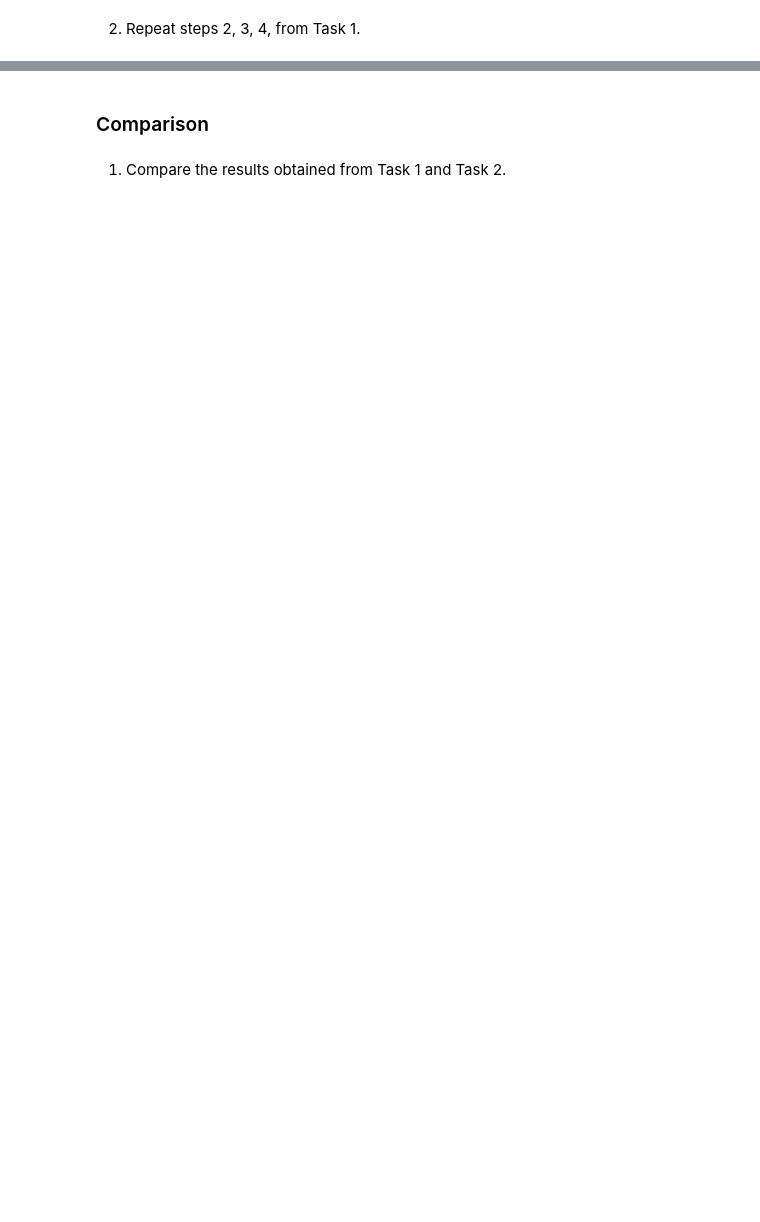
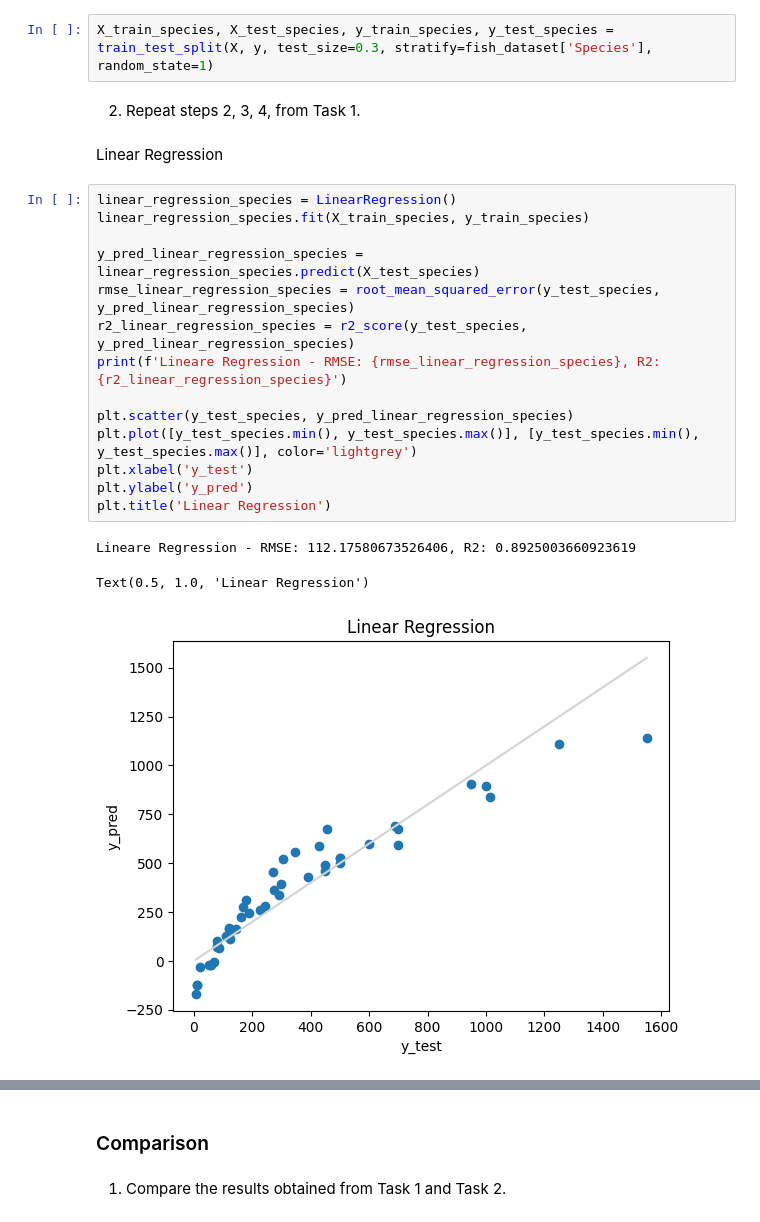
Before and after one commit to sophieHerstein/DS_ML_Introduction, a Jupyter notebook: ml_introduction_exercise.ipynb, the cells around one changed output, grey strips where cells are left out. Cells and saved outputs as stored; diff of their text form; blank space fills up the shorter version.

```diff
--- a/ml_introduction_exercise.ipynb
+++ b/ml_introduction_exercise.ipynb
@@ -42,5 +113,27 @@ fish_dataset
 ### Task 2
 # %% [markdown]
 1. Change the training-test split to ensure that each species has 70% of its samples in the training set and 30% in the test set.
+# %%
+X_train_species, X_test_species, y_train_species, y_test_species = train_test_split(X, y, test_size=0.3, stratify=fish_dataset['Species'], random_state=1)
 # %% [markdown]
 2. Repeat steps 2, 3, 4, from Task 1.
+# %% [markdown]
+Linear Regression
+# %%
+linear_regression_species = LinearRegression()
+linear_regression_species.fit(X_train_species, y_train_species)
+
+y_pred_linear_regression_species = linear_regression_species.predict(X_test_species)
+rmse_linear_regression_species = root_mean_squared_error(y_test_species, y_pred_linear_regression_species)
+r2_linear_regression_species = r2_score(y_test_species, y_pred_linear_regression_species)
+print(f'Lineare Regression - RMSE: {rmse_linear_regression_species}, R2: {r2_linear_regression_species}')
+
+plt.scatter(y_test_species, y_pred_linear_regression_species)
+plt.plot([y_test_species.min(), y_test_species.max()], [y_test_species.min(), y_test_species.max()], color='lightgrey')
+plt.xlabel('y_test')
+plt.ylabel('y_pred')
+plt.title('Linear Regression')
+# %% [output]
+Lineare Regression - RMSE: 112.17580673526406, R2: 0.8925003660923619
+Text(0.5, 1.0, 'Linear Regression')
+[figure, added]
```
Also changed, not shown: parts of 23 cells of this notebook.
